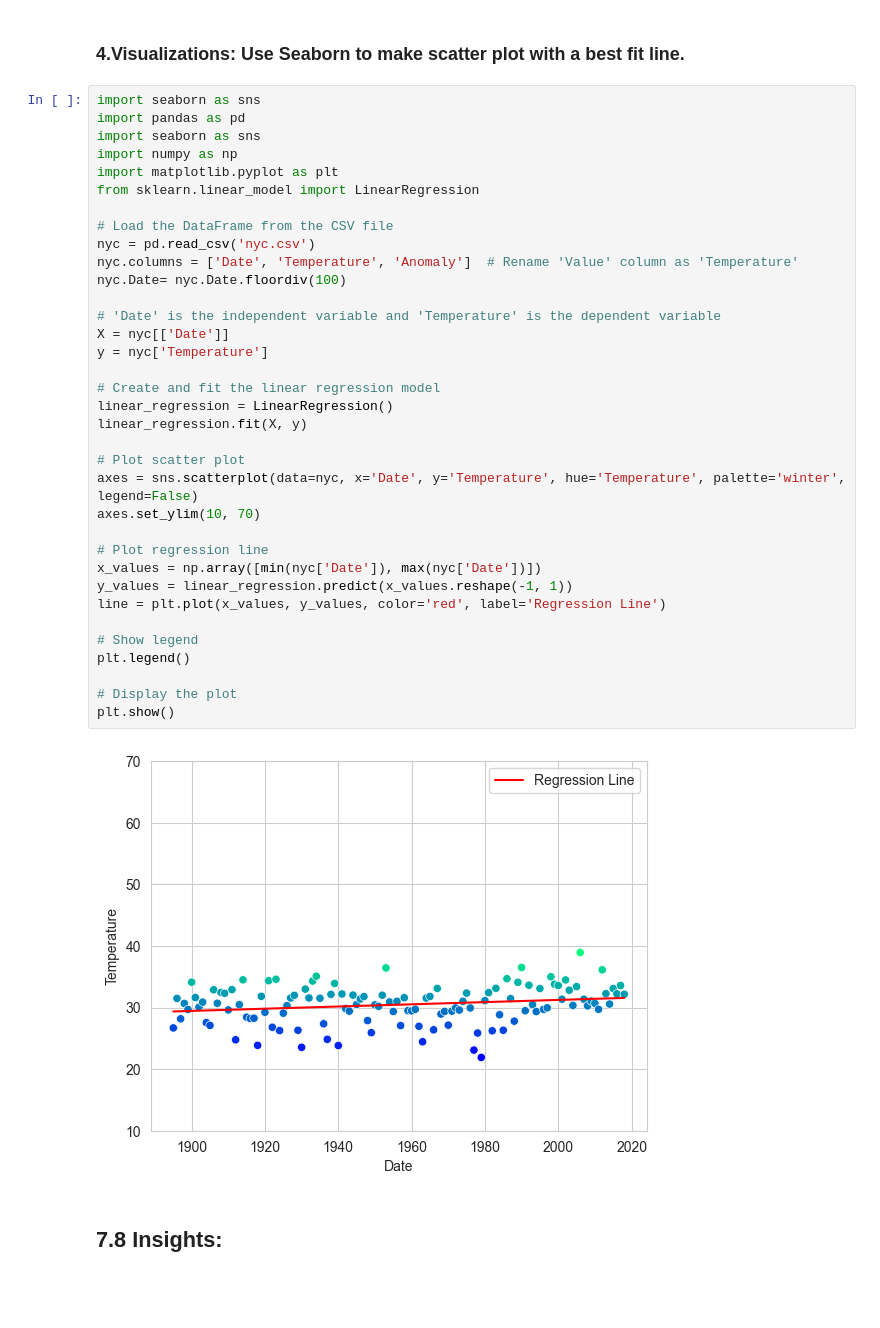
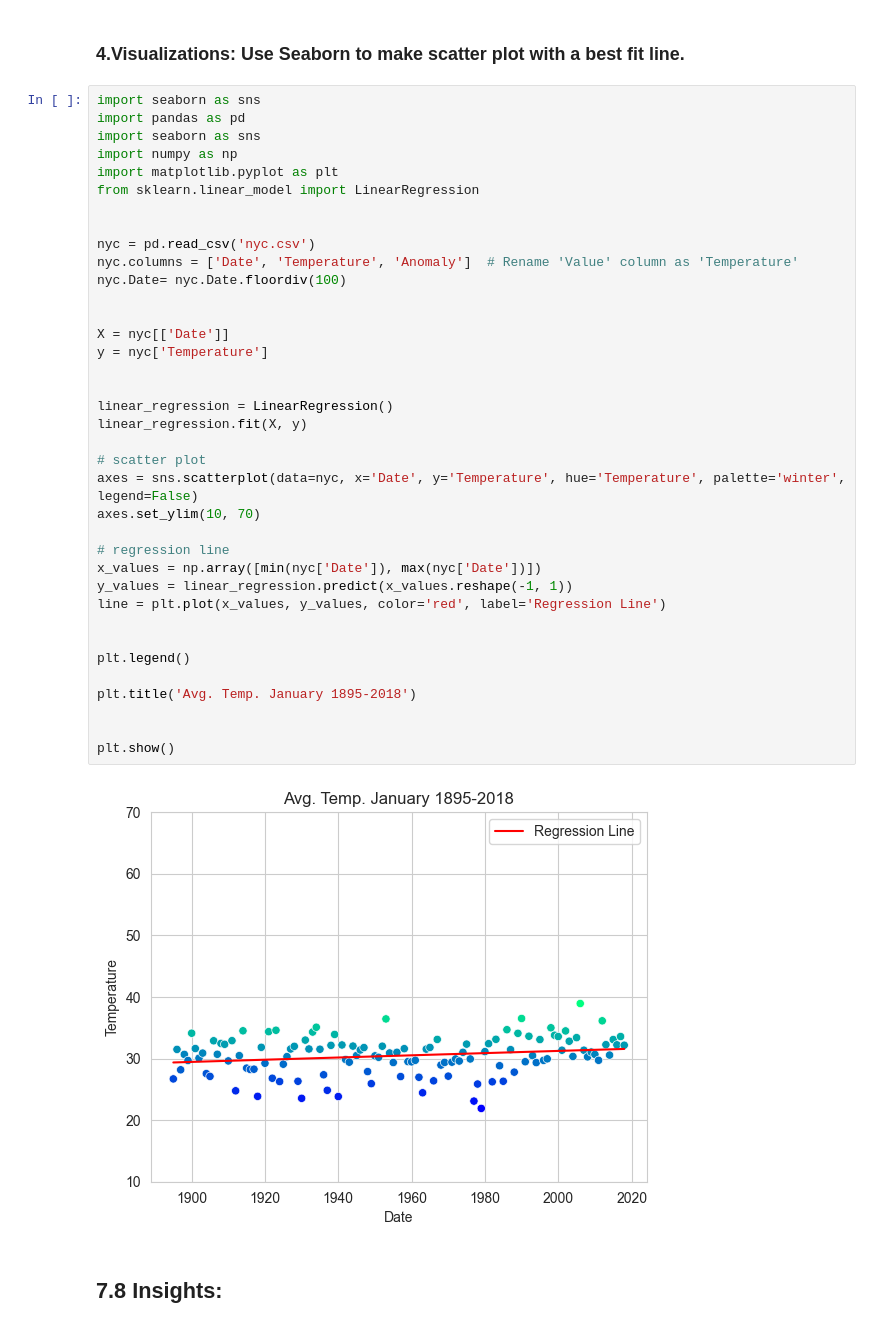
Before and after one commit to S572396/datafun-07-ml, a Jupyter notebook: sandraruiz_ml.ipynb, the cells around one changed output. Cells and saved outputs as stored; diff of their text form; blank space fills up the shorter version.

```diff
--- a/sandraruiz_ml.ipynb
+++ b/sandraruiz_ml.ipynb
@@ -366,39 +429,41 @@ array([-5.64259343])
 # %%
 import seaborn as sns
 import pandas as pd
 import seaborn as sns
 import numpy as np
 import matplotlib.pyplot as plt
 from sklearn.linear_model import LinearRegression
 
-# Load the DataFrame from the CSV file
+
 nyc = pd.read_csv('nyc.csv')
 nyc.columns = ['Date', 'Temperature', 'Anomaly']  # Rename 'Value' column as 'Temperature'
 nyc.Date= nyc.Date.floordiv(100)
 
-# 'Date' is the independent variable and 'Temperature' is the dependent variable
+
 X = nyc[['Date']]
 y = nyc['Temperature']
 
-# Create and fit the linear regression model
+
 linear_regression = LinearRegression()
 linear_regression.fit(X, y)
 
-# Plot scatter plot
+# scatter plot
 axes = sns.scatterplot(data=nyc, x='Date', y='Temperature', hue='Temperature', palette='winter', legend=False)
 axes.set_ylim(10, 70)
 
-# Plot regression line
+# regression line
 x_values = np.array([min(nyc['Date']), max(nyc['Date'])])
 y_values = linear_regression.predict(x_values.reshape(-1, 1))
 line = plt.plot(x_values, y_values, color='red', label='Regression Line')
 
-# Show legend
+
 plt.legend()
 
-# Display the plot
+plt.title('Avg. Temp. January 1895-2018')
+
+
 plt.show()
 # %% [output]
-[figure, old version]
+[figure, new version]
 # %% [markdown]
 ## 7.8 Insights:
```
Also changed, not shown: parts of 12 cells of this notebook, 1 other file.
